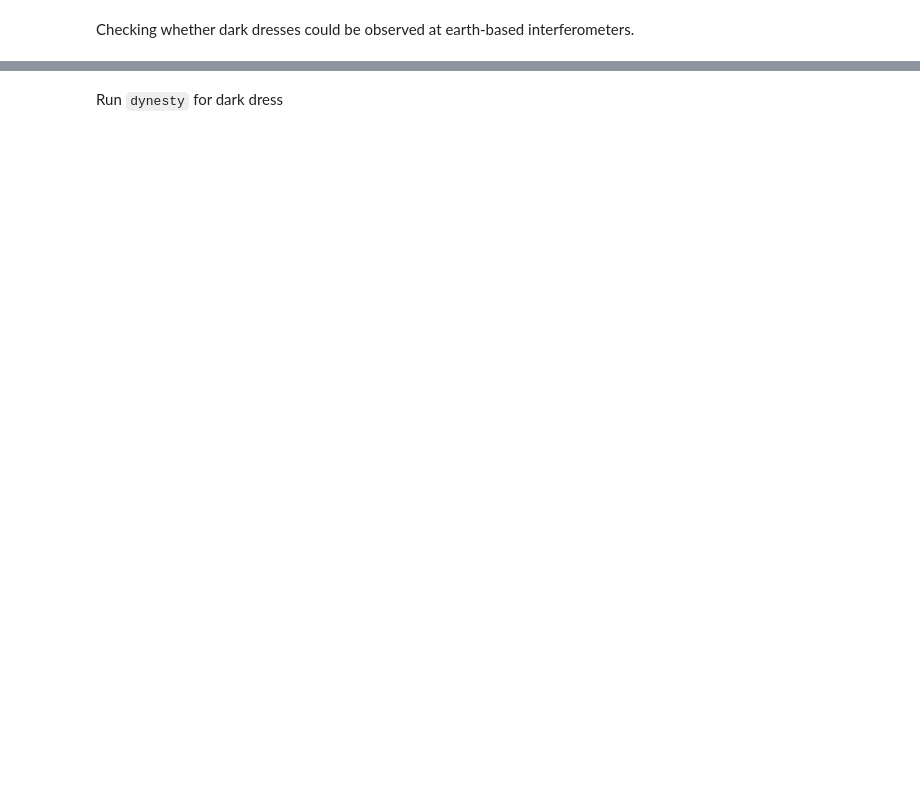
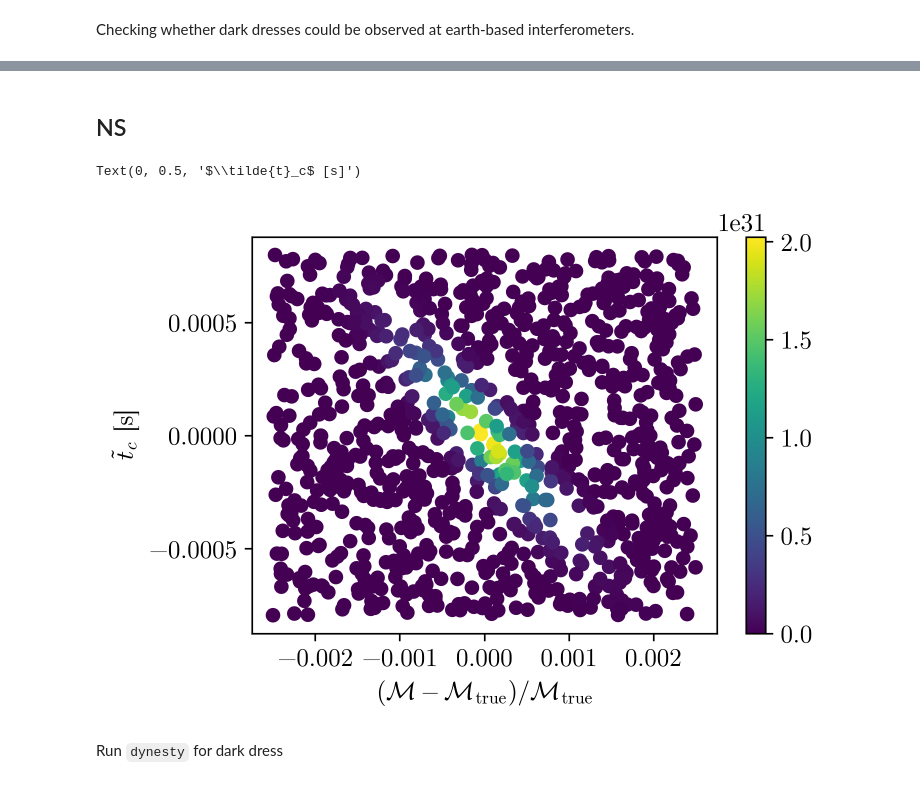
Before and after one commit to adam-coogan/pydd, a Jupyter notebook: notebooks/earth-based-ns.ipynb, the cells around one changed output, grey strips where cells are left out. Cells and saved outputs as stored; diff of their text form; code cells hidden in the pictures; blank space fills up the shorter version.

```diff
--- a/notebooks/earth-based-ns.ipynb
+++ b/notebooks/earth-based-ns.ipynb
@@ -73,0 +203,29 @@ pad_low, pad_high = get_match_pads(fs)
+# %%
+def _fn(x):
+    # Make template
+    M_chirp_MSUN, tT_c = x
+    M_chirp = M_chirp_MSUN * MSUN
+    m_1 = get_m_1(M_chirp, q)
+    rho_6 = get_rho_6(rho_s, m_1, gamma_s)
+    f_c = get_f_isco(m_1)
+    dd_h = DynamicDress(gamma_s, rho_6, M_chirp, q, 0.0, tT_c, dL, f_c)
+    return get_f_range(dd_h, t_obs)
+
+M_chirp_MSUNs = jnp.linspace(
+    M_chirp / MSUN * (1 - 5e-1), M_chirp / MSUN * (1 + 5e-1), 50
+)
+f_ranges_1 = jnp.array([_fn(jnp.array([Mc_MS, 0.0])) for Mc_MS in M_chirp_MSUNs])
+f_ranges_2 = jnp.array([_fn(jnp.array([Mc_MS, 10.0])) for Mc_MS in M_chirp_MSUNs])
+# %%
+for i, f_ranges in enumerate([f_ranges_1, f_ranges_2]):
+    for fr in f_ranges.T:
+        plt.plot(M_chirp_MSUNs, fr, c=f"C{i}")
+
+# plt.axhline(get_f_b(m_1, m_2, gamma_s), color="k")
+# plt.axvline(M_chirp / MSUN, color="k")
+plt.yscale("log")
+plt.axhline(f_range[0], c="k")
+plt.axhline(f_range[1], c="k")
+plt.xlabel(r"$\mathcal{M}$ [M$_\odot$]")
+plt.ylabel(r"$f$ [Hz]")
+plt.title(r"$t_\mathrm{obs} = %g \, \mathrm{yr}$" % (t_obs / YR))
@@ -74 +235,3 @@ pad_low, pad_high = get_match_pads(fs)
+# %% [markdown]
+## NS
 # %%
@@ -115,3 +285,19 @@ def get_loglikelihood_fn(dd_s, rho_s, gamma_s, fs, pad_low, pad_high, S_n):
+# %%
+vs = ptform(np.random.rand(2, 500)).T
+lls = np.zeros(len(vs))
+for i in trange(len(vs)):
+    lls[i] = ll_fn(vs[i])
+
+lls = jnp.array(lls)
+# %%
+xys = (vs - jnp.array([dd_s.M_chirp / MSUN, 0.])) / jnp.array([dd_s.M_chirp / MSUN, 1.])
+plt.scatter(*xys.T, c=jnp.exp(lls))
+plt.colorbar()
+plt.xlabel(r"$(\mathcal{M} - \mathcal{M}_\mathrm{true}) / \mathcal{M}_\mathrm{true}$")
+plt.ylabel(r"$\tilde{t}_c$ [s]")
+# %% [output]
+Text(0, 0.5, '$\\tilde{t}_c$ [s]')
+[figure, added]
 # %% [markdown]
 Run `dynesty` for dark dress
 # %%
```
Also changed, not shown: parts of 51 cells of this notebook.
